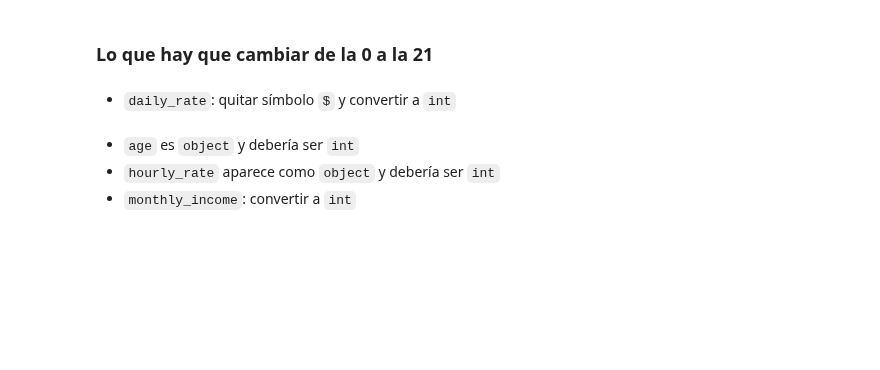
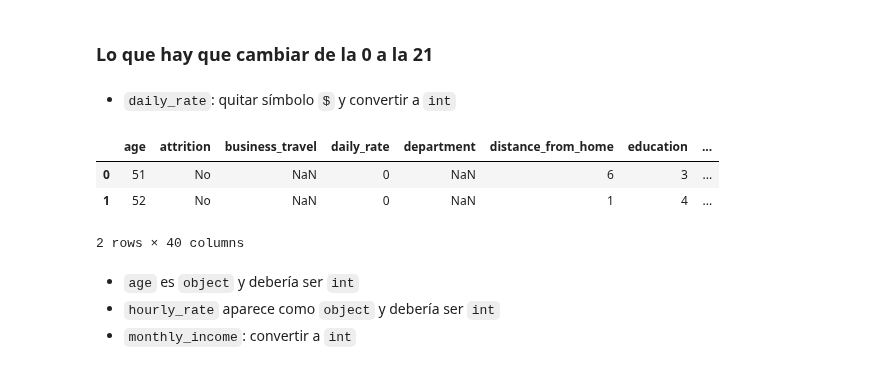
Before and after one commit to Violainedlst/proyecto-da-promo-H-modulo-3-team-2-People-pulse, a Jupyter notebook: Fase2_TDD_1.0.ipynb, the cells around one changed output. Cells and saved outputs as stored; diff of their text form; code cells hidden in the pictures; blank space fills up the shorter version.

```diff
--- a/Fase2_TDD_1.0.ipynb
+++ b/Fase2_TDD_1.0.ipynb
@@ -83,24 +171,29 @@ data.to_csv('CSV')
 - `daily_rate`: quitar símbolo `$` y convertir a `int`
 # %%
 # Aseguramos que los valores de 'daily_rate' son de tipo string
-data['daily_rate'] = data['daily_rate'].astype(str)
+data_noid['daily_rate'] = data_noid['daily_rate'].astype(str)
 
 # Lista de símbolos a eliminar en los valores de la columna
 quitar_simbolos = [' ', '$']
 
 # Itera sobre cada símbolo en la lista de símbolos a eliminar
 for simbolo in quitar_simbolos:
     # Elimina el símbolo actual de todos los valores de la columna 'daily_rate'
-    data['daily_rate'] = data['daily_rate'].str.replace(simbolo, '', regex=False)
+    data_noid['daily_rate'] = data_noid['daily_rate'].str.replace(simbolo, '', regex=False)
 
 # Rellena los valores NaN y los valores vacíos con '0'
-data['daily_rate'] = data['daily_rate'].replace(['nan', ''], '0')
+data_noid['daily_rate'] = data_noid['daily_rate'].replace(['nan', ''], '0')
 
 # Convierte la columna 'daily_rate' a tipo int, manejando errores
-data['daily_rate'] = pd.to_numeric(data['daily_rate'], errors='coerce').fillna(0).astype(int)
+data_noid['daily_rate'] = pd.to_numeric(data_noid['daily_rate'], errors='coerce').fillna(0).astype(int)
 
 # Muestra las primeras filas del DataFrame para verificar que los valores de la columna se han modificado correctamente
-data.head(2)
+data_noid.head(2)
+# %% [output]
+|  | age | attrition | business_travel | daily_rate | department | distance_from_home | education | ... |
+| 0 | 51 | No | NaN | 0 | NaN | 6 | 3 | ... |
+| 1 | 52 | No | NaN | 0 | NaN | 1 | 4 | ... |
+2 rows × 40 columns
 # %% [markdown]
 - `age` es `object` y debería ser `int`
 - `hourly_rate` aparece como `object` y debería ser `int`
```
Also changed, not shown: parts of 12 cells of this notebook, 1 other file.
